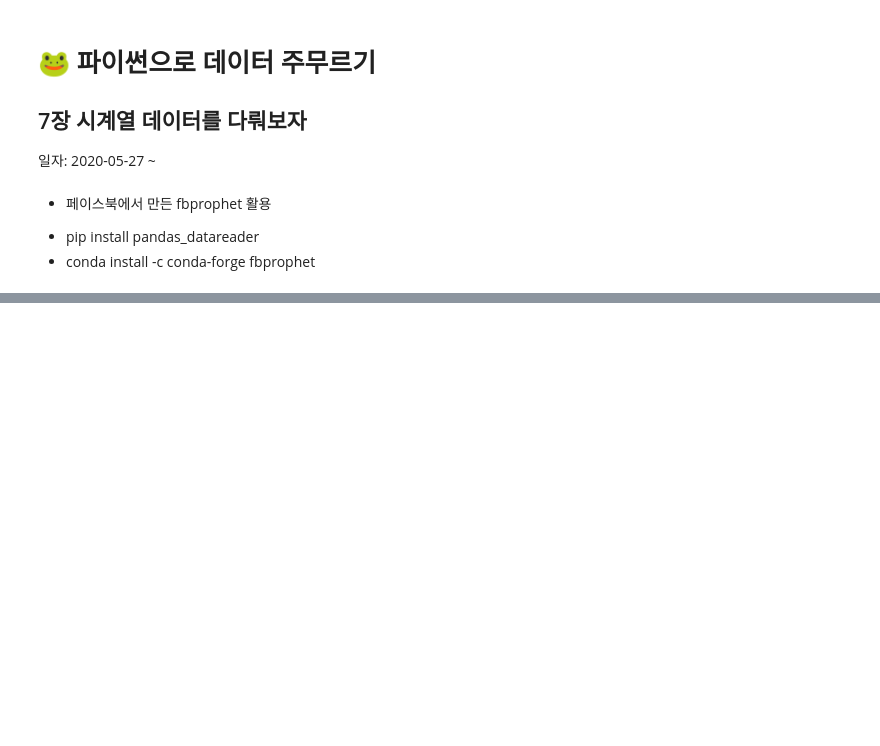
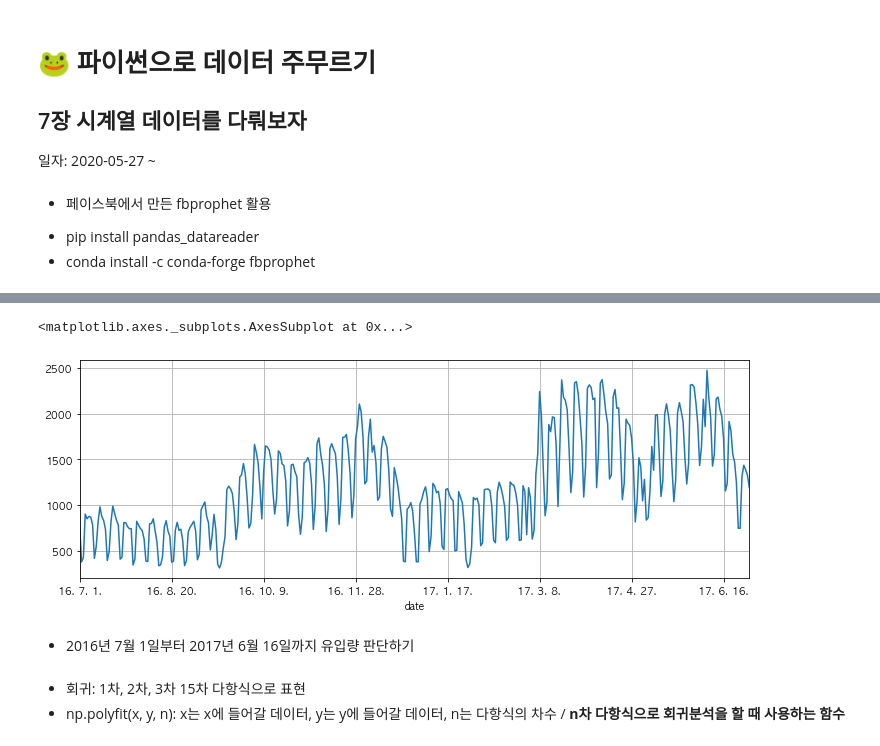
Before and after one commit to givemetarte/superhotpot, a Jupyter notebook: Handling_data_with_python/7. 시계열 데이터를 다뤄보자/week9_9_Time Series Data Handle.ipynb, the cells around one changed output, grey strips where cells are left out. Cells and saved outputs as stored; diff of their text form; code cells hidden in the pictures; blank space fills up the shorter version.

```diff
--- a/Handling_data_with_python/7. 시계열 데이터를 다뤄보자/week9_9_Time Series Data Handle.ipynb
+++ b/Handling_data_with_python/7. 시계열 데이터를 다뤄보자/week9_9_Time Series Data Handle.ipynb
@@ -23,0 +22,19 @@ ModuleNotFoundError: No module named 'pandas_datareader'
+# %%
+path = "c:/Windows/Fonts/malgun.ttf"
+import platform
+from matplotlib import font_manager, rc
+if platform.system() == 'Darwin':
+    rc('font', family='AppleGothic')
+elif platform.system() == 'Windows':
+    font_name = font_manager.FontProperties(fname=path).get_name()
+    rc('font', family=font_name)
+else:
+    print('Unknown system... sorry~~~~')
+
+plt.rcParams['axes.unicode_minus'] = False
+# %%
+pinkwink_web = pd.read_csv('08. PinkWink Web Traffic.csv',
+                          encoding='utf-8', thousands=',',
+                          names = ['date', 'hit'], index_col=0)
+pinkwink_web = pinkwink_web[pinkwink_web['hit'].notnull()]
+pinkwink_web.head()
@@ -23,0 +49,7 @@ ModuleNotFoundError: No module named 'pandas_datareader'
+# %%
+pinkwink_web['hit'].plot(figsize=(12,4), grid=True)
+# %% [output]
+<matplotlib.axes._subplots.AxesSubplot at 0x...>
+[figure, added]
+# %% [markdown]
+- 2016년 7월 1일부터 2017년 6월 16일까지 유입량 판단하기
@@ -23,0 +62,3 @@ ModuleNotFoundError: No module named 'pandas_datareader'
+# %% [markdown]
+- 회귀: 1차, 2차, 3차 15차 다항식으로 표현
+- np.polyfit(x, y, n): x는 x에 들어갈 데이터, y는 y에 들어갈 데이터, n는 다항식의 차수 / **n차 다항식으로 회귀분석을 할 때 사용하는 함수**
```
Also changed, not shown: parts of 5 cells of this notebook, 3 other files.
